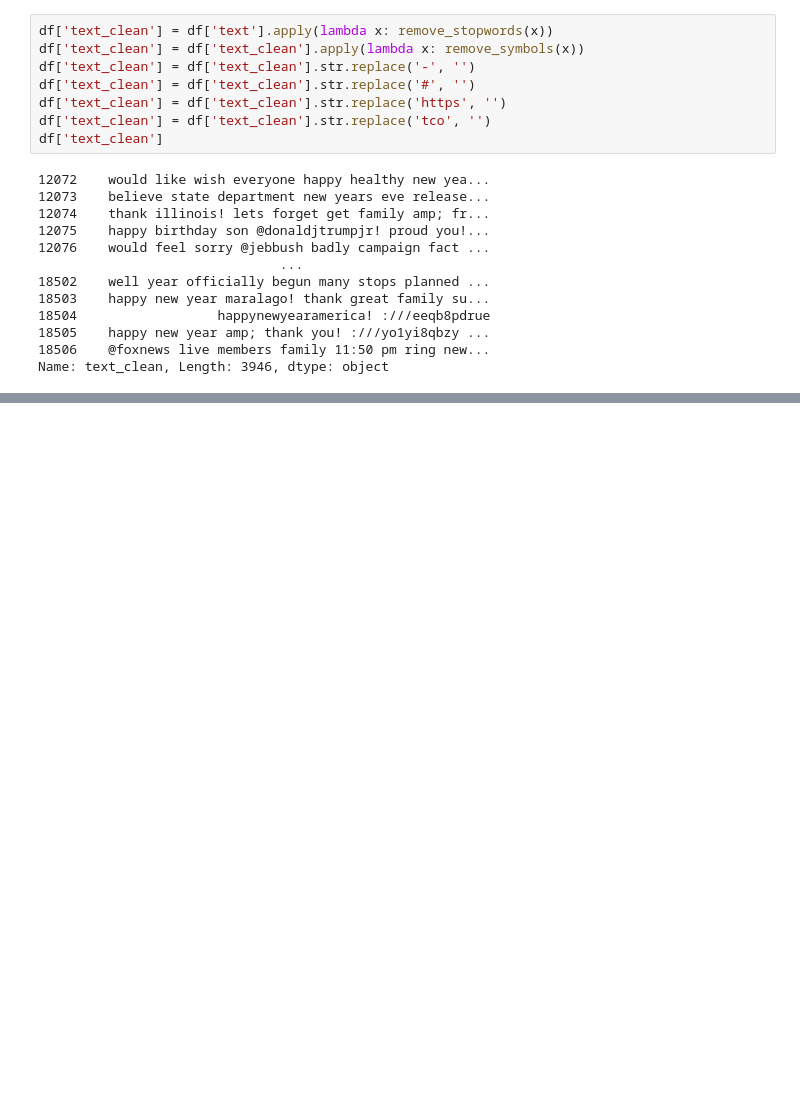
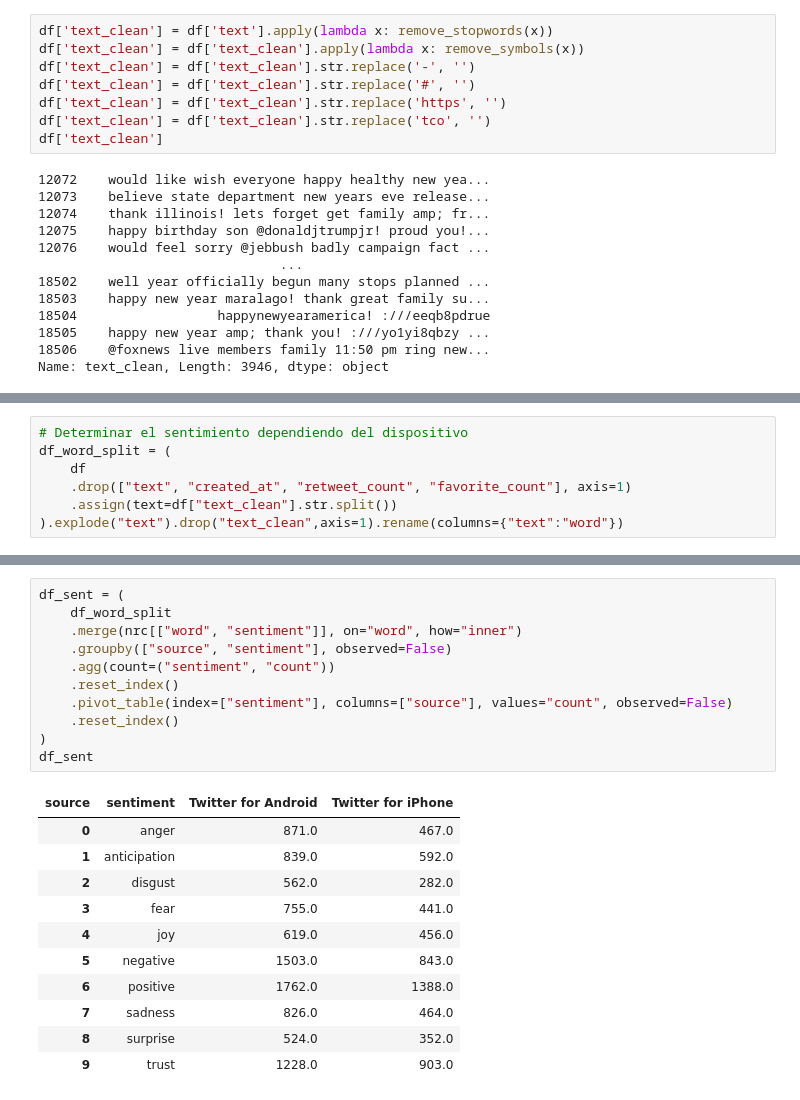
Before and after one commit to heber1502/NLP, a Jupyter notebook: tweets.ipynb, the cells around one changed output, grey strips where cells are left out. Drawn from its saved outputs; the diff is of its cells as text; blank space fills up the shorter version.

```diff
--- a/tweets.ipynb
+++ b/tweets.ipynb
@@ -287,0 +300,7 @@ plt.show()
+# %%
+# Determinar el sentimiento dependiendo del dispositivo
+df_word_split = (
+    df
+    .drop(["text", "created_at", "retweet_count", "favorite_count"], axis=1)
+    .assign(text=df["text_clean"].str.split())
+).explode("text").drop("text_clean",axis=1).rename(columns={"text":"word"})
@@ -287,0 +362,23 @@ plt.show()
+# %%
+df_sent = (
+    df_word_split
+    .merge(nrc[["word", "sentiment"]], on="word", how="inner")
+    .groupby(["source", "sentiment"], observed=False)
+    .agg(count=("sentiment", "count"))
+    .reset_index()
+    .pivot_table(index=["sentiment"], columns=["source"], values="count", observed=False)
+    .reset_index()
+)
+df_sent
+# %% [output]
+| source | sentiment | Twitter for Android | Twitter for iPhone |
+| 0 | anger | 871.0 | 467.0 |
+| 1 | anticipation | 839.0 | 592.0 |
+| 2 | disgust | 562.0 | 282.0 |
+| 3 | fear | 755.0 | 441.0 |
+| 4 | joy | 619.0 | 456.0 |
+| 5 | negative | 1503.0 | 843.0 |
+| 6 | positive | 1762.0 | 1388.0 |
+| 7 | sadness | 826.0 | 464.0 |
+| 8 | surprise | 524.0 | 352.0 |
+| 9 | trust | 1228.0 | 903.0 |
```
Also changed, not shown: parts of 6 cells of this notebook, 1 other file.
